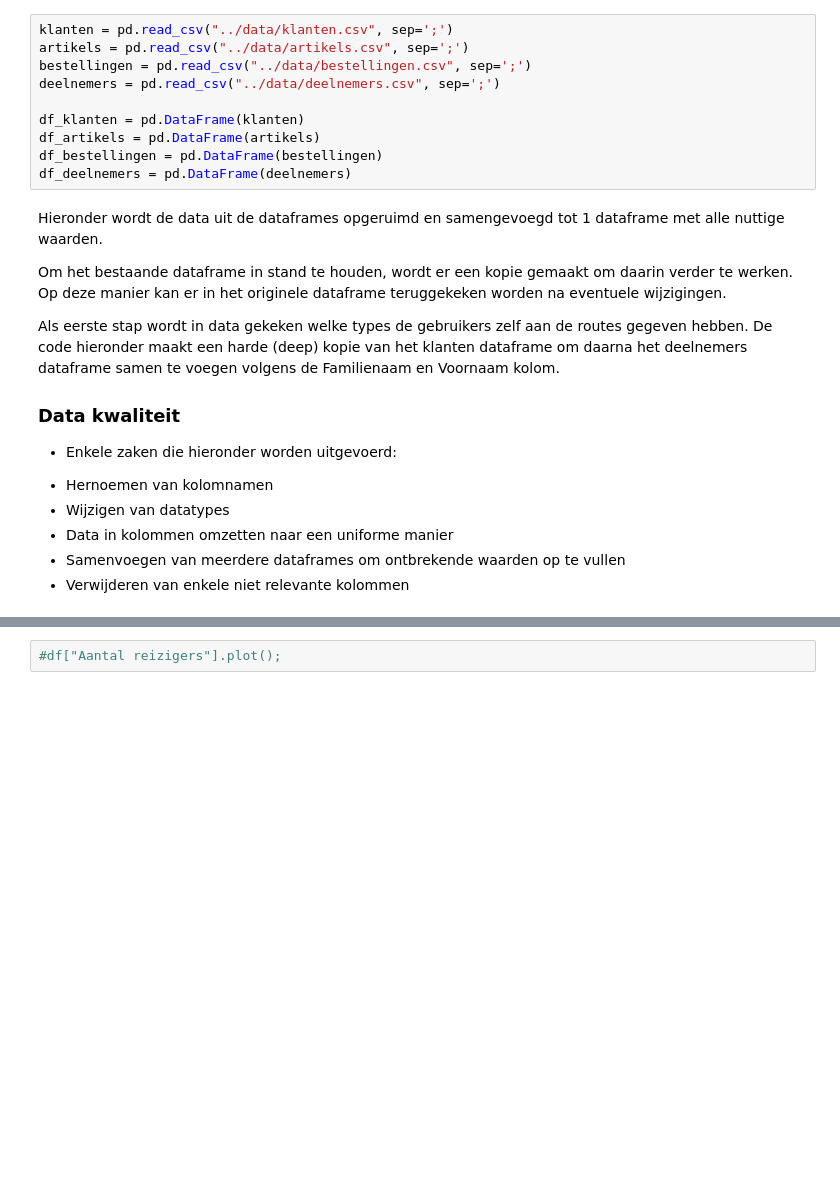
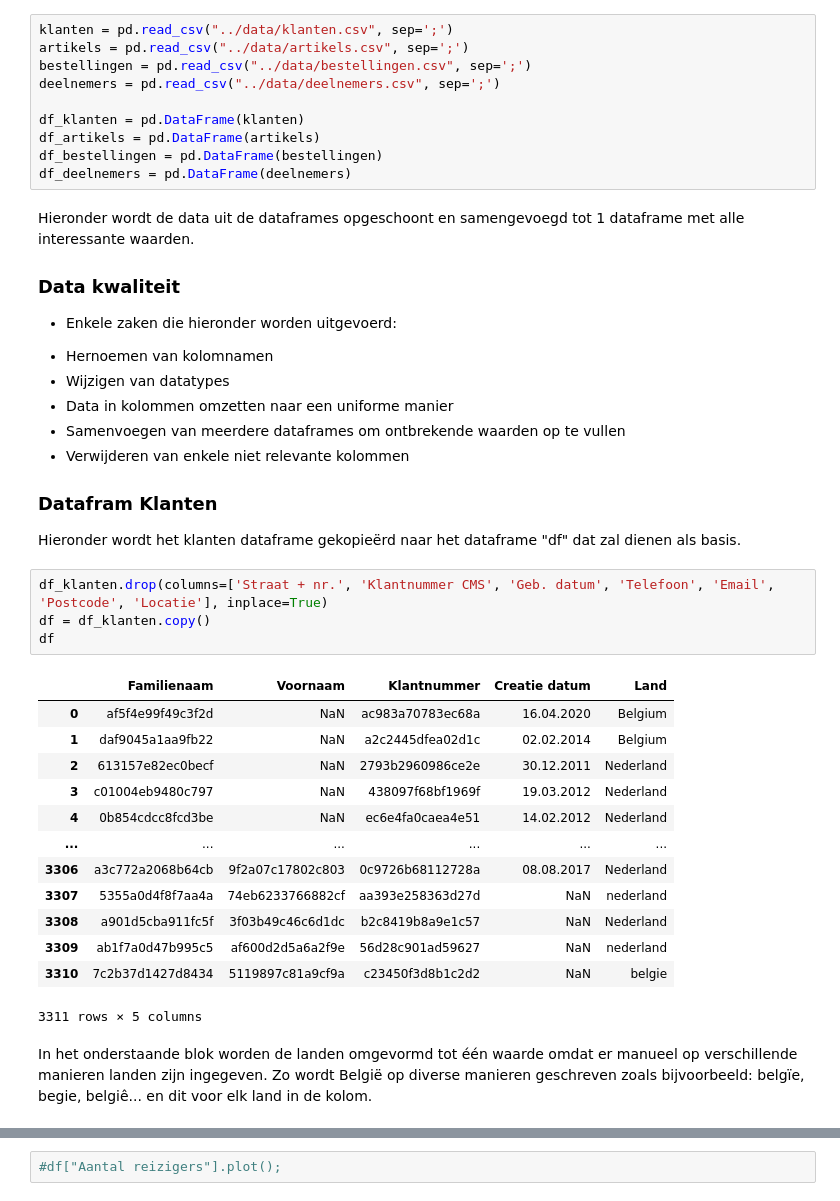
Before and after one commit to Xevro/data-science-in-python, a Jupyter notebook: Project Data Science/louis.dhont/project.ipynb, the cells around one changed output, grey strips where cells are left out. Drawn from its saved outputs; the diff is of its cells as text; blank space fills up the shorter version.

```diff
--- a/Project Data Science/louis.dhont/project.ipynb
+++ b/Project Data Science/louis.dhont/project.ipynb
@@ -31,11 +31,8 @@ df_artikels = pd.DataFrame(artikels)
 df_bestellingen = pd.DataFrame(bestellingen)
 df_deelnemers = pd.DataFrame(deelnemers)
 # %% [markdown]
-Hieronder wordt de data uit de dataframes opgeruimd en samengevoegd tot 1 dataframe met alle nuttige waarden.
+Hieronder wordt de data uit de dataframes opgeschoont en samengevoegd tot 1 dataframe met alle interessante waarden.
 
-Om het bestaande dataframe in stand te houden, wordt er een kopie gemaakt om daarin verder te werken. Op deze manier kan er in het originele dataframe teruggekeken worden na eventuele wijzigingen.
-
-Als eerste stap wordt in data gekeken welke types de gebruikers zelf aan de routes gegeven hebben. De code hieronder maakt een harde (deep) kopie van het klanten dataframe om daarna het deelnemers dataframe samen te voegen volgens de Familienaam en Voornaam kolom.
 
 ### Data kwaliteit
 
@@ -45,3 +42,28 @@ Als eerste stap wordt in data gekeken welke types de gebruikers zelf aan de rout
  * Data in kolommen omzetten naar een uniforme manier
  * Samenvoegen van meerdere dataframes om ontbrekende waarden op te vullen
  * Verwijderen van enkele niet relevante kolommen
+
+
+### Datafram Klanten
+
+Hieronder wordt het klanten dataframe gekopieërd naar het dataframe "df" dat zal dienen als basis.
+# %%
+df_klanten.drop(columns=['Straat + nr.', 'Klantnummer CMS', 'Geb. datum', 'Telefoon', 'Email', 'Postcode', 'Locatie'], inplace=True)
+df = df_klanten.copy()
+df
+# %% [output]
+|  | Familienaam | Voornaam | Klantnummer | Creatie datum | Land |
+| 0 | af5f4e99f49c3f2d | NaN | ac983a70783ec68a | 16.04.2020 | Belgium |
+| 1 | daf9045a1aa9fb22 | NaN | a2c2445dfea02d1c | 02.02.2014 | Belgium |
+| 2 | 613157e82ec0becf | NaN | 2793b2960986ce2e | 30.12.2011 | Nederland |
+| 3 | c01004eb9480c797 | NaN | 438097f68bf1969f | 19.03.2012 | Nederland |
+| 4 | 0b854cdcc8fcd3be | NaN | ec6e4fa0caea4e51 | 14.02.2012 | Nederland |
+| ... | ... | ... | ... | ... | ... |
+| 3306 | a3c772a2068b64cb | 9f2a07c17802c803 | 0c9726b68112728a | 08.08.2017 | Nederland |
+| 3307 | 5355a0d4f8f7aa4a | 74eb6233766882cf | aa393e258363d27d | NaN | nederland |
+| 3308 | a901d5cba911fc5f | 3f03b49c46c6d1dc | b2c8419b8a9e1c57 | NaN | Nederland |
+| 3309 | ab1f7a0d47b995c5 | af600d2d5a6a2f9e | 56d28c901ad59627 | NaN | nederland |
+| 3310 | 7c2b37d1427d8434 | 5119897c81a9cf9a | c23450f3d8b1c2d2 | NaN | belgie |
+3311 rows × 5 columns
+# %% [markdown]
+In het onderstaande blok worden de landen omgevormd tot één waarde omdat er manueel op verschillende manieren landen zijn ingegeven. Zo wordt België op diverse manieren geschreven zoals bijvoorbeeld: belgïe, begie, belgiê... en dit voor elk land in de kolom.
```
Also changed, not shown: parts of 18 cells of this notebook, 4 other files.
